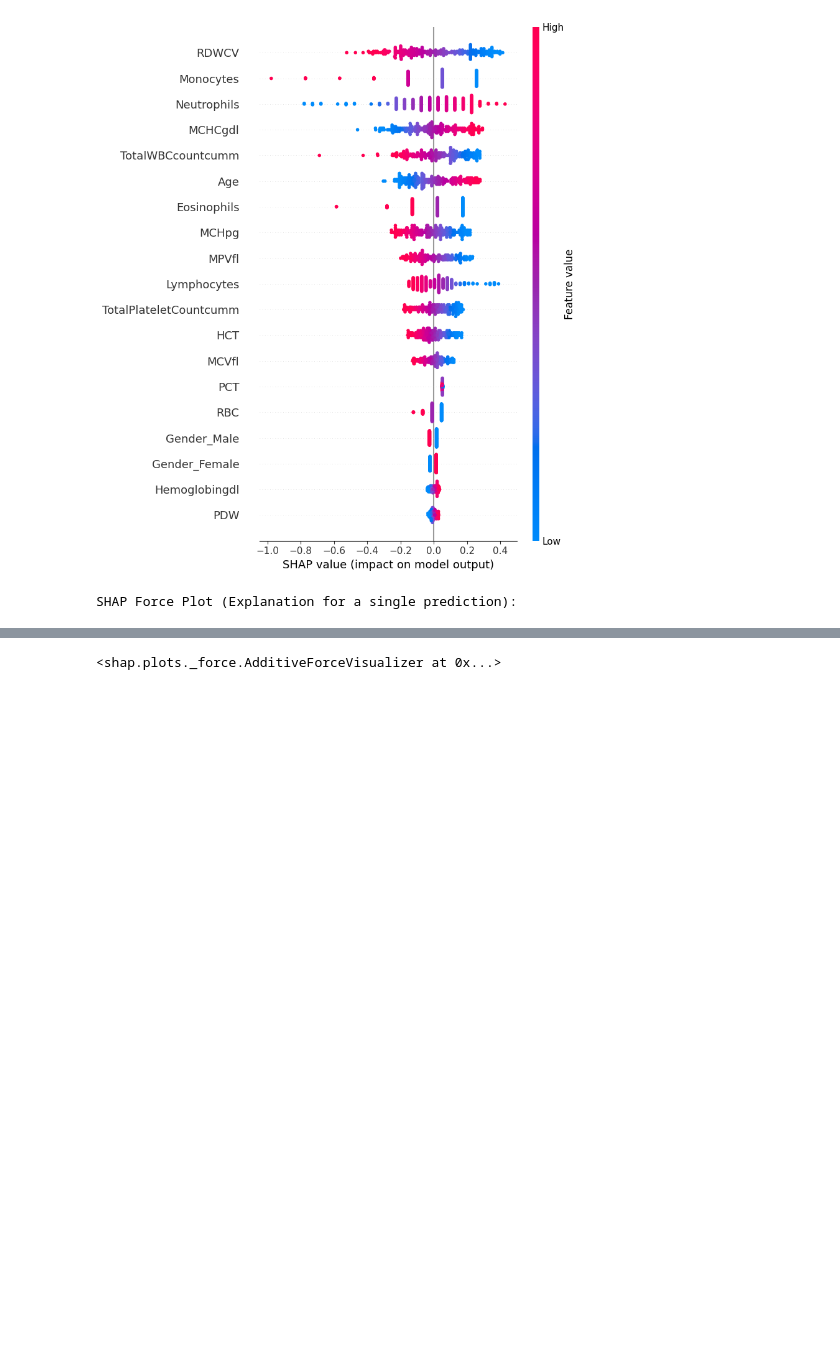
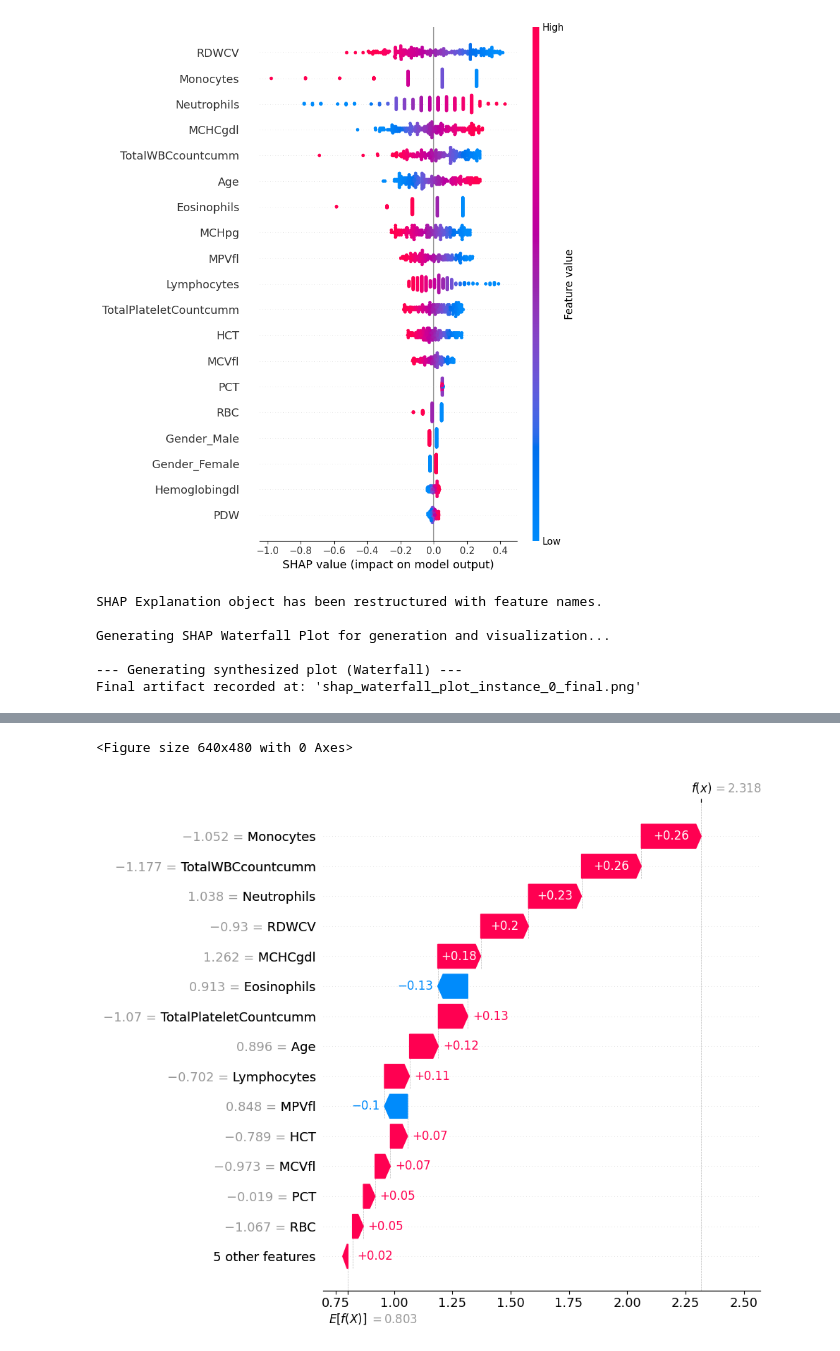
Before and after one commit to Ink-Falls/Thesis2_repo, a Jupyter notebook: notebooks/05_model_explainability_and_interpretation.ipynb, the cells around one changed output, grey strips where cells are left out. Cells and saved outputs as stored; diff of their text form; code cells hidden in the pictures; blank space fills up the shorter version.

Commit message:
feat: Implemented a waterfall plot for local explanations

```diff
--- a/notebooks/05_model_explainability_and_interpretation.ipynb
+++ b/notebooks/05_model_explainability_and_interpretation.ipynb
@@ -133,22 +133,47 @@ shap.summary_plot(shap_values, X_test_transformed, feature_names=feature_names)
 SHAP Summary Plot (Global Feature Importance):
 [figure]
 # %%
-print("\nSHAP Force Plot (Explanation for a single prediction):")
+import matplotlib.pyplot as plt
 
-# Initialize Javascript for visualization in the notebook
-shap.initjs()
+X_test_transformed_df = pd.DataFrame(X_test_transformed, columns=feature_names)
 
-# We wrap the SHAP values and data in an Explanation object for a clean plot
-# This is a modern, robust way to handle SHAP objects
-shap_explanation_object = shap.Explanation(
-    values=shap_values,
-    base_values=explainer.expected_value,
-    data=X_test_transformed,
+shap_explanation_object_named = shap.Explanation(
+    values=shap_values.values,
+    base_values=shap_values.base_values,
+    data=X_test_transformed_df,  # Pass the DataFrame with names
     feature_names=feature_names,
 )
+print("SHAP Explanation object has been restructured with feature names.")
 
-# Let's explain the first instance in the test set.
-# This index can be changed to explore any prediction.
-shap.force_plot(shap_explanation_object[0])
+print("\nGenerating SHAP Waterfall Plot for generation and visualization...")
+instance_index = 0
+threshold = 0.05
+
+print("\n--- Generating synthesized plot (Waterfall) ---")
+
+# Step 1: Define the canvas (optional, but good for sizing)
+plt.figure(figsize=(10, 8))  # Adjusted for a vertical layout
+
+# Step 2: Generate the waterfall plot
+# This plot is ideal for showing single-instance explanations without text overlap.
+shap.waterfall_plot(
+    shap_explanation_object_named[instance_index],
+    max_display=15,  # Shows the top 15 most impactful features
+    show=False,
+)
+
+# Step 3: Record
+output_filename = f"shap_waterfall_plot_instance_{instance_index}_final.png"
+plt.savefig(output_filename, format="png", dpi=300, bbox_inches="tight")
+print(f"Final artifact recorded at: '{output_filename}'")
+
+# Step 4: Visualize and Reset
+plt.show()
+plt.clf()
 # %% [output]
-SHAP Force Plot (Explanation for a single prediction):
+SHAP Explanation object has been restructured with feature names.
+
+Generating SHAP Waterfall Plot for generation and visualization...
+
+--- Generating synthesized plot (Waterfall) ---
+Final artifact recorded at: 'shap_waterfall_plot_instance_0_final.png'
@@ -156 +180,2 @@ SHAP Force Plot (Explanation for a single prediction):
-<shap.plots._force.AdditiveForceVisualizer at 0x...>
+<Figure size 640x480 with 0 Axes>
+[figure, added]
```
Also changed, not shown: parts of 1 cell of this notebook, 1 other file.
